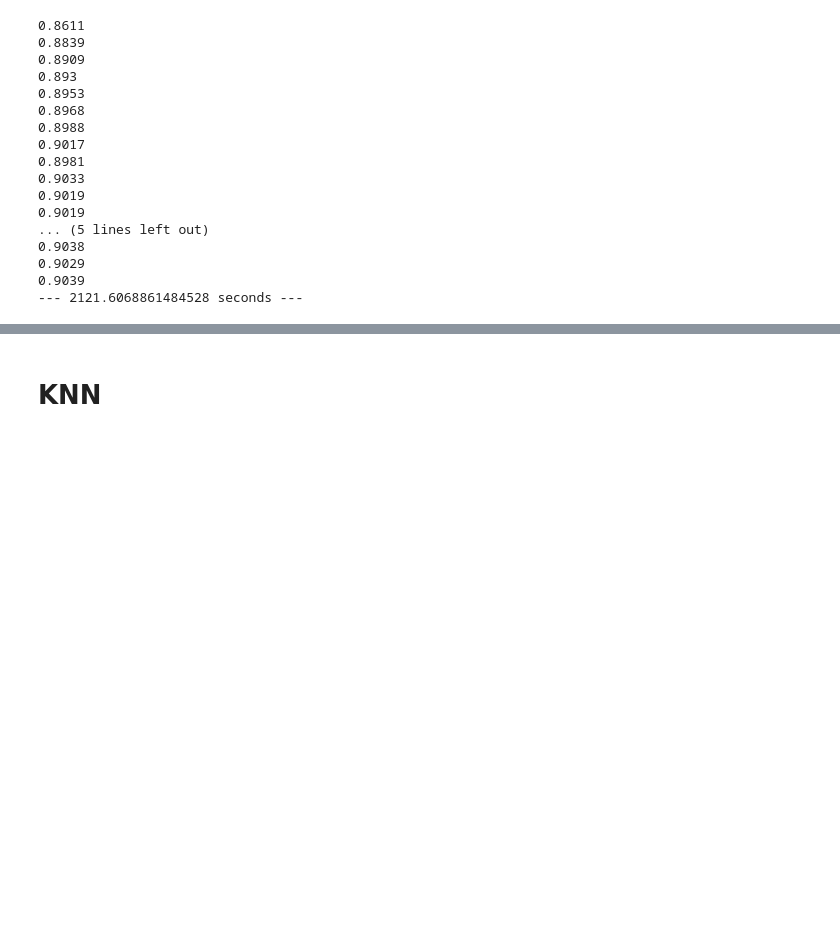
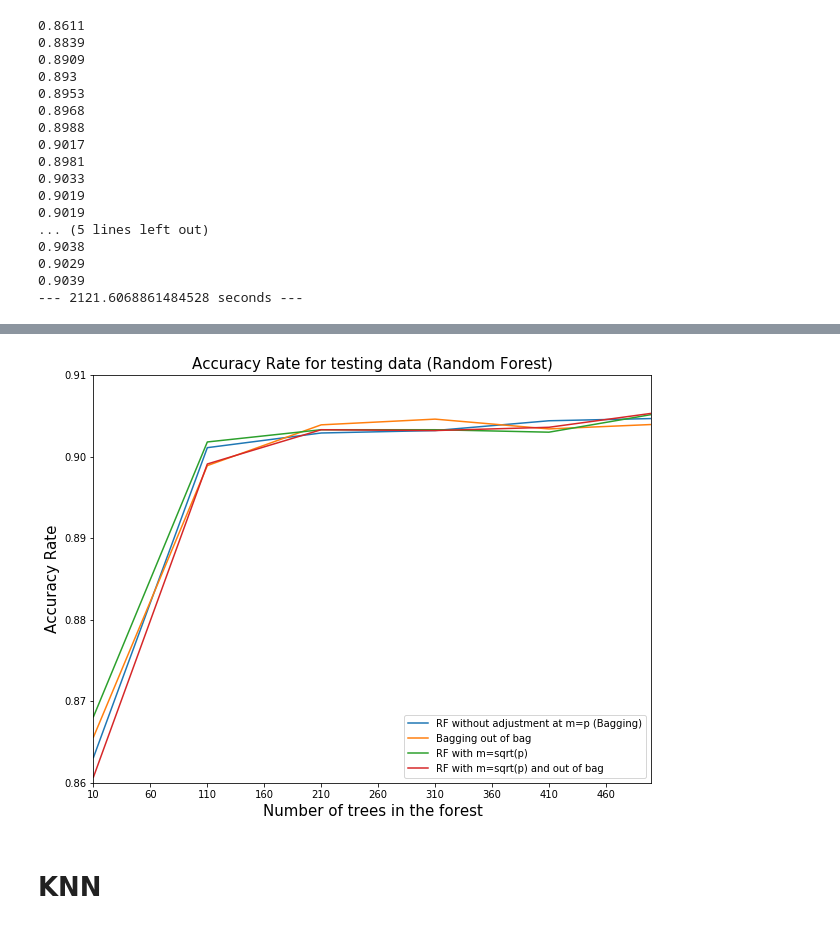
Before and after one commit to chloe0730000/LSE_Project_ST443_Deep_Learning, a Jupyter notebook: ST443_Project-Mnist-DataDescription.ipynb, the cells around one changed output, grey strips where cells are left out. Saved outputs shown, nothing was run; the diff lists cells and outputs as text; code cells hidden in the pictures; blank space fills up the shorter version.

```diff
--- a/ST443_Project-Mnist-DataDescription.ipynb
+++ b/ST443_Project-Mnist-DataDescription.ipynb
@@ -370,0 +459,17 @@ plt.show()
+# %%
+start_time = time.time()
+
+y_sqrt_oob=[]
+for i in range(10, 610, 100):
+    clf_rf = RandomForestClassifier(bootstrap=True, class_weight=None, criterion='gini',
+            max_depth=None, max_features='sqrt', max_leaf_nodes=None,
+            min_samples_leaf=1,min_samples_split=2, min_weight_fraction_leaf=0.0,
+            n_estimators= i, n_jobs=1, oob_score=True, random_state=None,
+            verbose=0, warm_start=False)
+    clf_rf.fit(mnist.train.images,  mnist.train.labels)
+    y_pred_rf = clf_rf.predict(mnist.test.images)
+    acc_rf = accuracy_score(mnist.test.labels, y_pred_rf)
+    print(acc_rf)
+    y_sqrt_oob.append(acc_rf)
+
+print("--- %s seconds ---" % (time.time() - start_time))
@@ -371,3 +484,26 @@ plt.show()
+# %%
+x = np.arange(10, 610, 100)
+y = np.array([0.8631,0.9011,0.9029,0.9032,0.9044,0.9047])
+fig, ax = plt.subplots(figsize=(10,7.5))
+RF_o, = plt.plot(x, y, '-', label='RF without adjustment at m=p (Bagging)')
+plt.xticks(np.arange(10, 610, 50))
+plt.xlim(10,500)
+plt.ylim(0.86,0.91)
+plt.yticks(np.arange(0.86,0.91,0.01))
+
+plt.xlabel('Number of trees in the forest', fontsize=15)
+plt.ylabel('Accuracy Rate', fontsize=15)
+plt.title('Accuracy Rate for testing data (Random Forest)', fontsize=15)
+
+RF_oob, = plt.plot(x, y_oob, '-', label='Bagging out of bag')
+RF_sqrt, = plt.plot(x, y_sqrt, '-', label='RF with m=sqrt(p)')
+RF_sqrt_oob, = plt.plot(x, y_sqrt_oob, '-', label='RF with m=sqrt(p) and out of bag')
+
+plt.legend(handles=[RF_o, RF_oob, RF_sqrt, RF_sqrt_oob])
+plt.show()
+fig.savefig('/Users/lin/Desktop/ST443_Project1/Fig/Random_Forest_A.png')
+# %% [output]
+[figure, added]
 # %% [markdown]
 # KNN
 # %%
```
Also changed, not shown: parts of 7 cells of this notebook, 4 other files.
